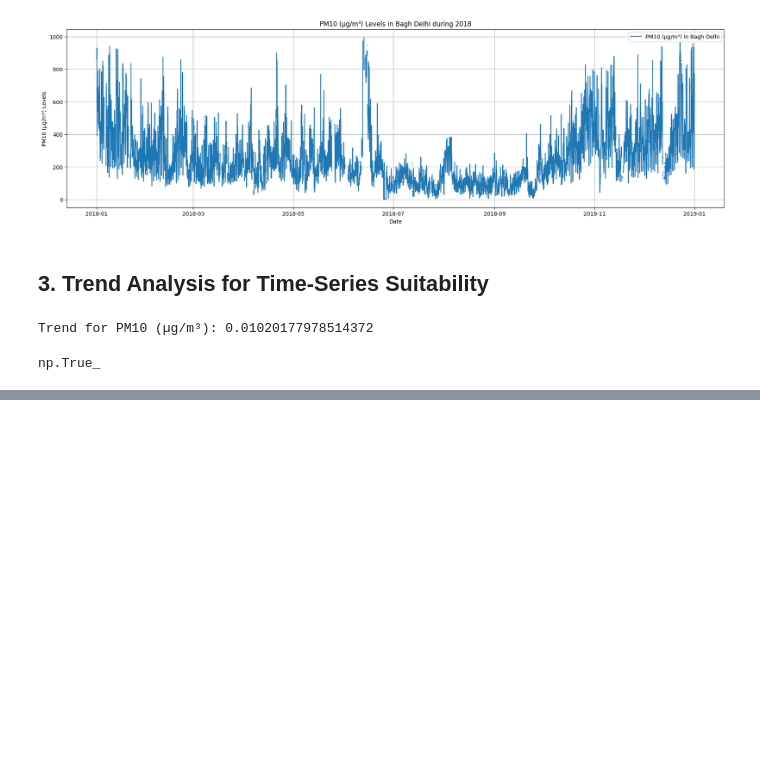
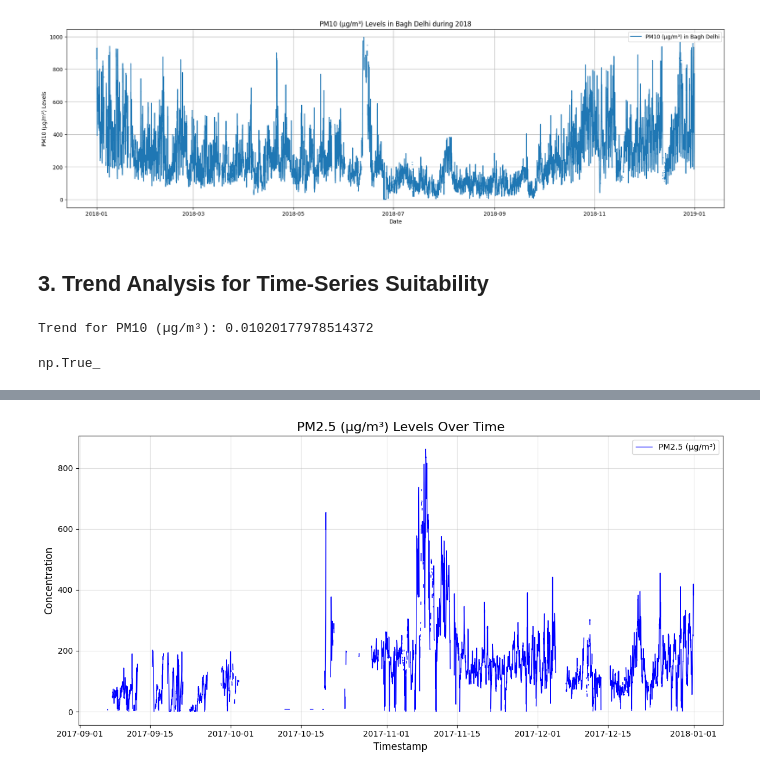
Before and after one commit to AirQuality-FederatedLearning/AirQuality_FederatedLearning, a Jupyter notebook: Federated_Learning_and_Analysis.ipynb, the cells around one changed output, grey strips where cells are left out. Saved outputs shown, nothing was run; the diff lists cells and outputs as text; code cells hidden in the pictures; blank space fills up the shorter version.

```diff
--- a/Federated_Learning_and_Analysis.ipynb
+++ b/Federated_Learning_and_Analysis.ipynb
@@ -89,0 +92,16 @@ np.True_
+# %%
+import pandas as pd
+
+# Import CSV and put into a DataFrame
+file_path = './Dataset_Dehli/Raw_data_15Min_2017_site_108_Aya_Nagar_Delhi_IMD_15Min.csv'  # Update with your file path
+
+df = pd.read_csv(file_path)
+
+# Parse the timestamp column
+df['Timestamp'] = pd.to_datetime(df['Timestamp'])
+
+# Set the timestamp as the index
+df.set_index('Timestamp', inplace=True)
+
+# Display the first few rows of the dataframe
+print(df.head())
@@ -89,0 +143,24 @@ np.True_
+# %%
+import matplotlib.pyplot as plt
+
+# Select a pollutant
+pollutant = "PM2.5 (µg/m³)"  # Replace with the desired column name
+
+
+plt.figure(figsize=(12, 6))
+plt.plot(df.index, df[pollutant], label=pollutant, color='blue', linewidth=1)
+
+# Add title and labels
+plt.title(f"{pollutant} Levels Over Time", fontsize=16)
+plt.xlabel("Timestamp", fontsize=12)
+plt.ylabel("Concentration", fontsize=12)
+
+# Add grid and legend
+plt.grid(alpha=0.4)
+plt.legend()
+
+# Show the plot
+plt.tight_layout()
+plt.show()
+# %% [output]
+[figure, added]
```
Also changed, not shown: parts of 7 cells of this notebook.
